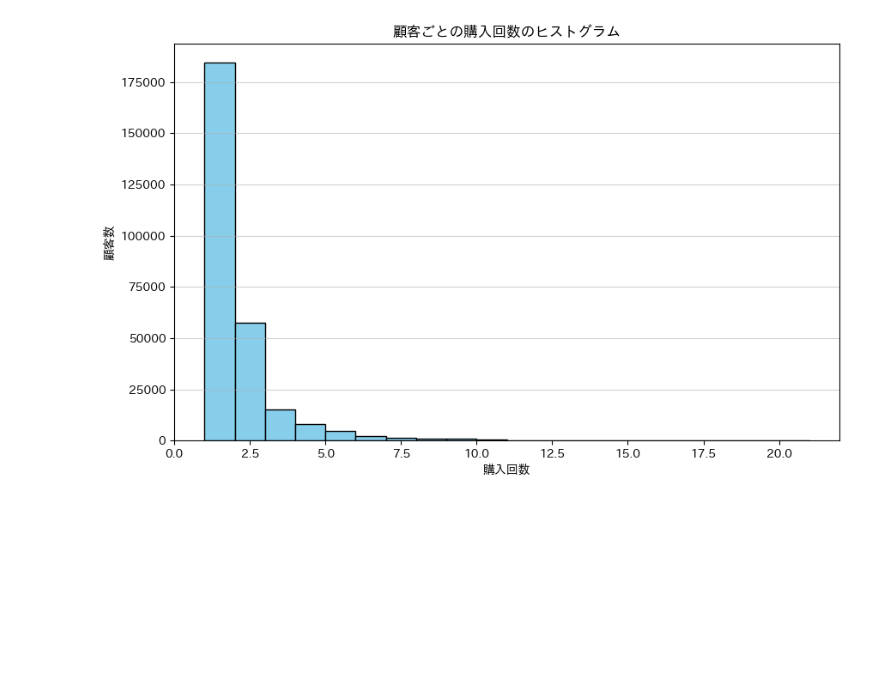
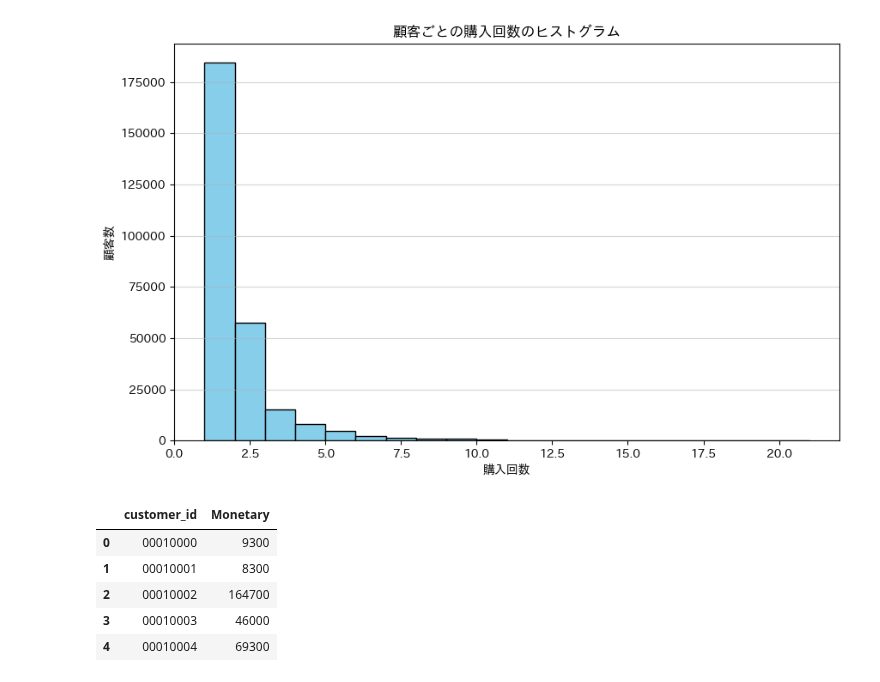
Before and after one commit to maton369/Data_Preprocessing_For_Data_Analyze, a Jupyter notebook: code/06_aggregation.ipynb, the cells around one changed output. Drawn from its saved outputs; the diff is of its cells as text; code cells hidden in the pictures; blank space fills up the shorter version.

```diff
--- a/code/06_aggregation.ipynb
+++ b/code/06_aggregation.ipynb
@@ -277,3 +294,25 @@ plt.grid(axis="y", alpha=0.55)
 plt.show()
 # %% [output]
 [figure]
+# %%
+# 必要なライブラリのインポート
+import pandas as pd
+
+# データの読み込み
+transaction_history = pd.read_csv("../data/transaction_history.csv", dtype={"customer_id": str})
+# customer_idごとにpurchase_amountの合計を計算
+customer_purchase_sum = (
+    transaction_history.groupby("customer_id")["purchase_amount"]
+    .sum()
+    .reset_index(name="Monetary")
+)
+
+# 結果の表示
+customer_purchase_sum.head()
+# %% [output]
+|  | customer_id | Monetary |
+| 0 | 00010000 | 9300 |
+| 1 | 00010001 | 8300 |
+| 2 | 00010002 | 164700 |
+| 3 | 00010003 | 46000 |
+| 4 | 00010004 | 69300 |
```
Also changed, not shown: parts of 2 cells of this notebook.
